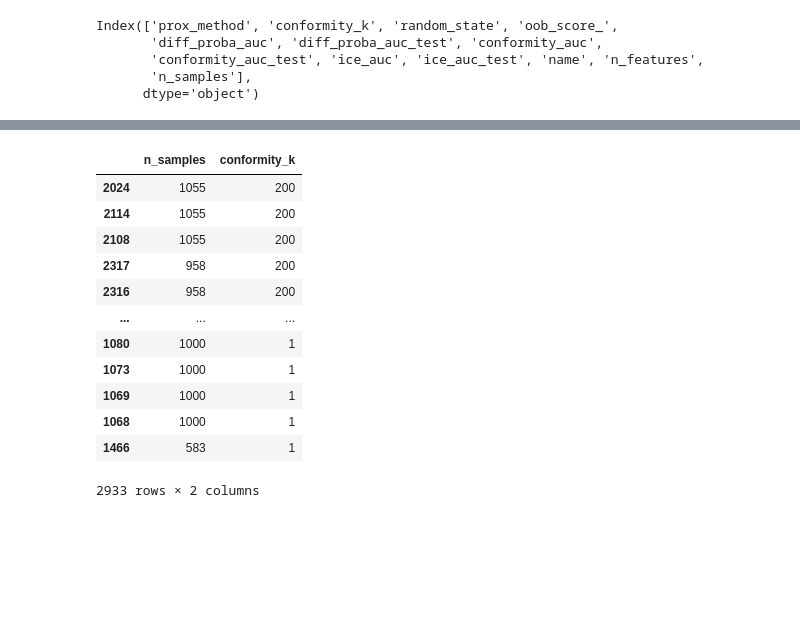
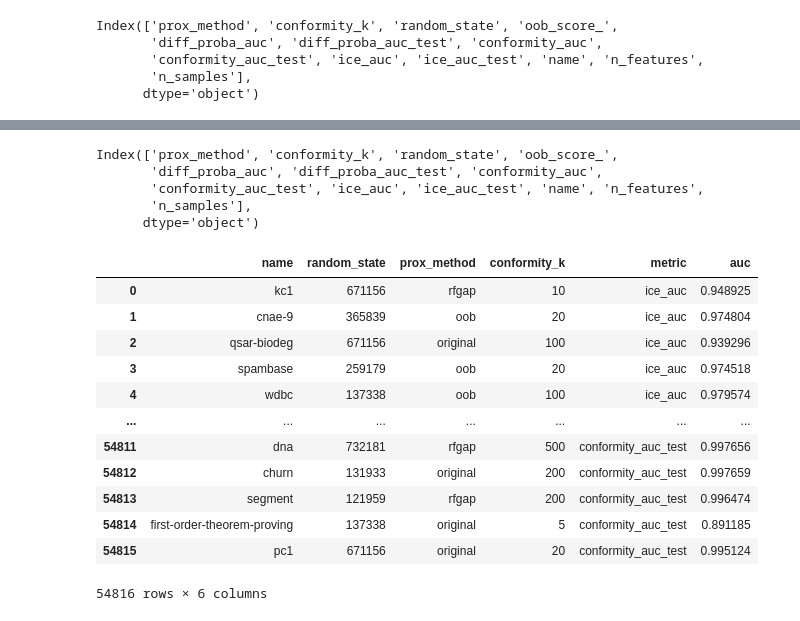
Before and after one commit to JakeSRhodesLab/Localized-RF-Uncertainty, a Jupyter notebook: runners/compile_classification.ipynb, the cells around one changed output, grey strips where cells are left out. Cells and saved outputs as stored; diff of their text form; code cells hidden in the pictures; blank space fills up the shorter version.

```diff
--- a/runners/compile_classification.ipynb
+++ b/runners/compile_classification.ipynb
@@ -110,16 +97,8 @@ df[['name', 'random_state', 'prox_method', 'ice_auc', 'oob_score_']].groupby(['n
-# %%
-df[['n_samples', 'conformity_k']].sort_values(by=['conformity_k'], ascending=False)
-# %% [output]
-|  | n_samples | conformity_k |
-| 2024 | 1055 | 200 |
-| 2114 | 1055 | 200 |
-| 2108 | 1055 | 200 |
-| 2317 | 958 | 200 |
-| 2316 | 958 | 200 |
-| ... | ... | ... |
-| 1080 | 1000 | 1 |
-| 1073 | 1000 | 1 |
-| 1069 | 1000 | 1 |
-| 1068 | 1000 | 1 |
-| 1466 | 583 | 1 |
-2933 rows × 2 columns
+# %%
+df.keys()
+# %% [output]
+Index(['prox_method', 'conformity_k', 'random_state', 'oob_score_',
+       'diff_proba_auc', 'diff_proba_auc_test', 'conformity_auc',
+       'conformity_auc_test', 'ice_auc', 'ice_auc_test', 'name', 'n_features',
+       'n_samples'],
+      dtype='object')
@@ -125,0 +112,16 @@ df[['n_samples', 'conformity_k']].sort_values(by=['conformity_k'], ascending=Fal
+# %%
+df_long
+# %% [output]
+|  | name | random_state | prox_method | conformity_k | metric | auc |
+| 0 | kc1 | 671156 | rfgap | 10 | ice_auc | 0.948925 |
+| 1 | cnae-9 | 365839 | oob | 20 | ice_auc | 0.974804 |
+| 2 | qsar-biodeg | 671156 | original | 100 | ice_auc | 0.939296 |
+| 3 | spambase | 259179 | oob | 20 | ice_auc | 0.974518 |
+| 4 | wdbc | 137338 | oob | 100 | ice_auc | 0.979574 |
+| ... | ... | ... | ... | ... | ... | ... |
+| 54811 | dna | 732181 | rfgap | 500 | conformity_auc_test | 0.997656 |
+| 54812 | churn | 131933 | original | 200 | conformity_auc_test | 0.997659 |
+| 54813 | segment | 121959 | rfgap | 200 | conformity_auc_test | 0.996474 |
+| 54814 | first-order-theorem-proving | 137338 | original | 5 | conformity_auc_test | 0.891185 |
+| 54815 | pc1 | 671156 | original | 20 | conformity_auc_test | 0.995124 |
+54816 rows × 6 columns
```
Also changed, not shown: parts of 13 cells of this notebook.
